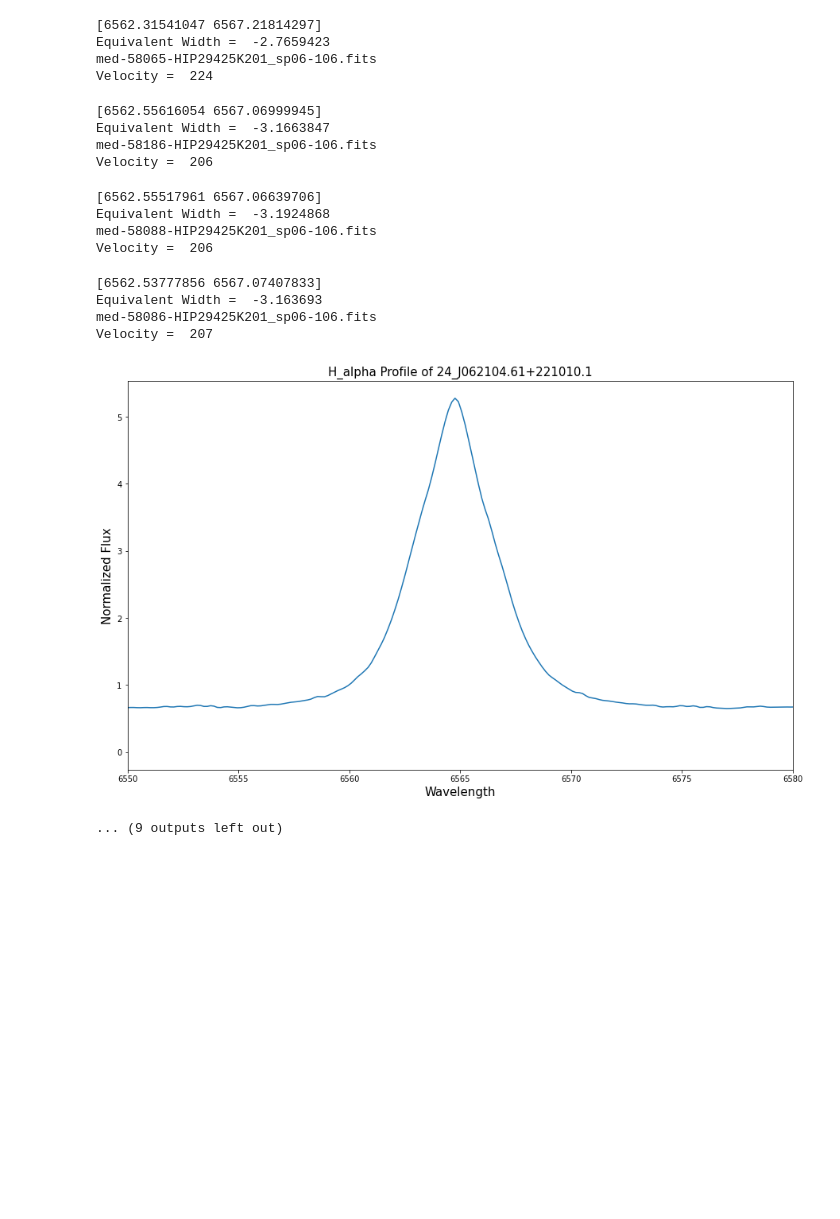
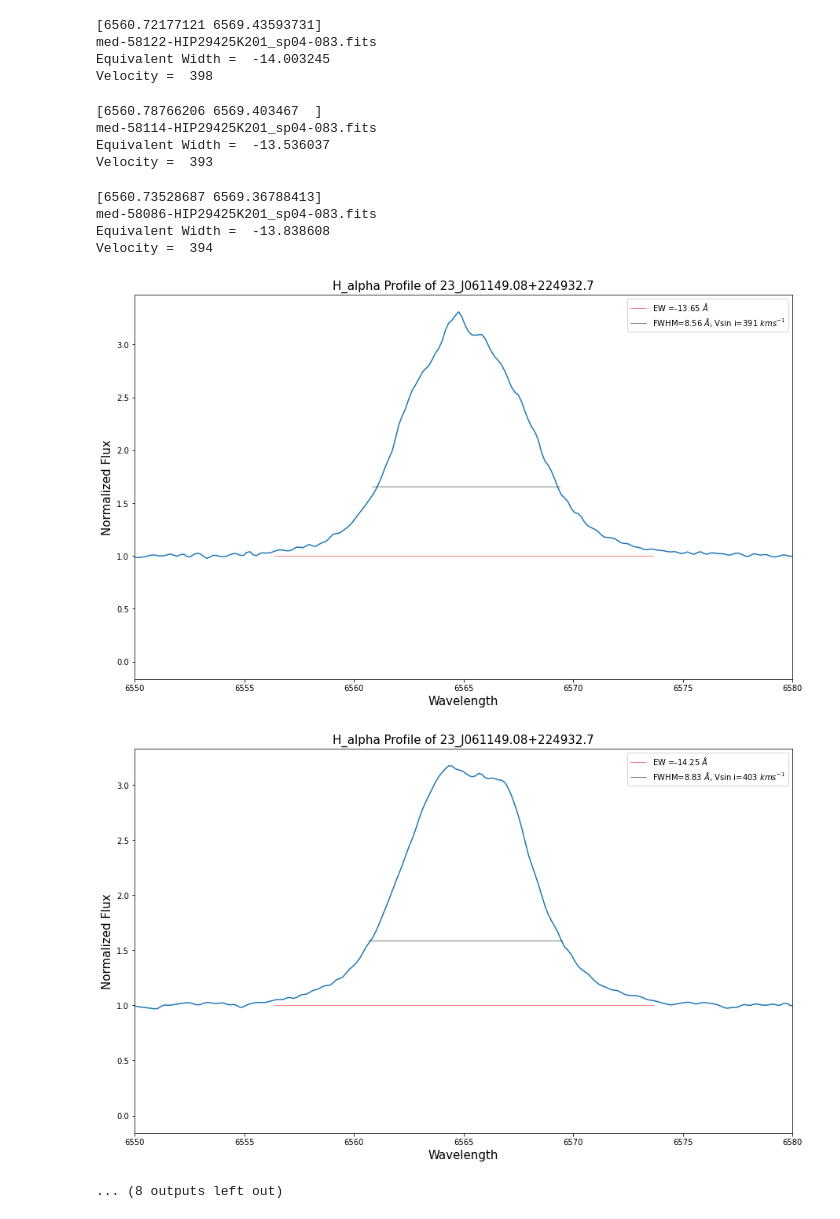
Before and after one commit to luciferAT02/SRFP-2021, a Jupyter notebook: MRS_Final_Analysis.ipynb, the cells around one changed output. Drawn from its saved outputs; the diff is of its cells as text; code cells hidden in the pictures; blank space fills up the shorter version.

```diff
--- a/MRS_Final_Analysis.ipynb
+++ b/MRS_Final_Analysis.ipynb
@@ -10,10 +10,9 @@ from scipy.signal import argrelextrema, peak_widths, find_peaks
 from scipy.interpolate import UnivariateSpline
 from laspec import normalization
 import matplotlib.backends.backend_pdf as pdf
-import csv
 
-obj = '24_J062104.61+221010.1'
-pdff = pdf.PdfPages("MRS_Spectra_"+obj+".pdf")
+obj = '23_J061149.08+224932.7'
+pdff = pdf.PdfPages("Final_MRS_Spectra_"+obj+".pdf")
 path2 = '/home/luciferat02/Documents/SRFP_2021/MRS_LAMOST/Objects/'+obj
 os.listdir(path2)
 print(obj)
@@ -24,40 +23,44 @@ for spec_fp in os.listdir(path2):
     rwv = 10**(rband['LOGLAM'])
     range1 = len(rwv)
     num = 0
+    l = 6560
+    h = 6570
+    r = normalization.normalize_spectrum_general(rwv,rflux, p=1e-6, q=0.1, niter = 100)
+    r = np.array([r])
     for i in rwv:
-        if i>=6560 and i<=6570:
+        if i>=l and i<=h:
             num += 1
-
     fl = np.zeros(num)
     wl = np.zeros(num)
     j = 0
     for i in range(range1):
-        if rwv[i]>=6560 and rwv[i]<=6570:
+        if rwv[i]>=l and rwv[i]<=h:
             wl[j] = rwv[i]
-            fl[j] = rflux[i]
+            fl[j] = r[0][0][i]
             j += 1
-
-    r = normalization.normalize_spectrum_general(rwv,rflux, p=1e-6, q=0.1, niter = 100)
-    r = np.array([r])
-    x = np.linspace(6560, 6570, num)
+    mean = sum(wl)/len(wl)
+    var = sum((wl-mean)**2)/len(wl)
+    sigma = np.sqrt(var)
+    left = mean - 3*sigma
+    right = mean + 3*sigma
+    x = np.linspace(l, h, num)
     spline = UnivariateSpline(x, fl-np.max(fl)/2)
+    print(spline.roots())
     i = np.argmax(fl)
     wav = wl[i]
     line_dict_info = {
                 'line_center': wl[i],
-                'line_range': (wl[i]-2,wl[i]+2),
-                'line_shoulder_left': (wl[i]-3,wl[i]-2),
-                'line_shoulder_right': (wl[i]+2,wl[i]+3)}
+                'line_range': (left,right),
+                'line_shoulder_left': (left-0.2,left),
+                'line_shoulder_right': (right,right+0.2)}
     EW = line_index.measure_line_index(rwv,r[0][0],flux_err=None, mask=None,
                                    z=None, line_info = line_dict_info, num_refit=(100, None),
                                    filepath=None, return_type='dict', verbose=False)
-    #print(EW['EW_int'])
-    print(spline.roots())
     E_W = EW['EW_int']
 
     if len(spline.roots())==2:
+        print(spec_fp)
         print("Equivalent Width = ",EW['EW_int'])
-        print(spec_fp)
         fig, ax1 = plt.subplots(1,1, figsize = [15,9])
         ax1.set_xlabel('Wavelength',fontsize = 15)
         ax1.set_ylabel('Normalized Flux', fontsize = 15)
@@ -66,10 +69,14 @@ for spec_fp in os.listdir(path2):
         r1, r2 = spline.roots()
         del_lambda = r2-r1
         lambda_halpha = wl[i]
-        velocity = int(round(((del_lambda/6563)*c)/1000))
+        #denominator = 2*lambda_halpha*np.sqrt(np.log(2))
+        #velocity = int(round((c*(del_lambda/denominator))/1000))
+        velocity = int(round(((del_lambda/wav)*c)/1000))
         print("Velocity = ",velocity)
-       # ax1.text(6563.1,1,"Rotational velocity = (%s) km/s"%velocity)
         ax1.plot(rwv,r[0][0])
+        ax1.plot([left,right],[1,1],linewidth=0.5, c='r',label='EW =%.2f $\AA$'%E_W)
+        ax1.plot([r1,r2],[np.max(fl)/2,np.max(fl)/2],linewidth=0.5, c='k',label='FWHM=%.2f $\AA$, Vsin i=%d $kms^{-1}$'%(del_lambda,velocity))
+        ax1.legend(loc='best')
         pdff.savefig(fig)
 pdff.close()
 # %% [output]
@@ -101,19 +112,16 @@ Velocity =  206
-[6562.31541047 6567.21814297]
-Equivalent Width =  -2.7659423
-med-58065-HIP29425K201_sp06-106.fits
-Velocity =  224
+[6560.72177121 6569.43593731]
+med-58122-HIP29425K201_sp04-083.fits
+Equivalent Width =  -14.003245
+Velocity =  398
-[6562.55616054 6567.06999945]
-Equivalent Width =  -3.1663847
-med-58186-HIP29425K201_sp06-106.fits
-Velocity =  206
+[6560.78766206 6569.403467  ]
+med-58114-HIP29425K201_sp04-083.fits
+Equivalent Width =  -13.536037
+Velocity =  393
-[6562.55517961 6567.06639706]
-Equivalent Width =  -3.1924868
-med-58088-HIP29425K201_sp06-106.fits
-Velocity =  206
+[6560.73528687 6569.36788413]
+med-58086-HIP29425K201_sp04-083.fits
+Equivalent Width =  -13.838608
+Velocity =  394
+[figure, new version]
+[figure, added]
-[6562.53777856 6567.07407833]
-Equivalent Width =  -3.163693
-med-58086-HIP29425K201_sp06-106.fits
-Velocity =  207
+... (8 outputs left out)
-[figure, old version]
-... (9 outputs left out)
 # %%
```
Also changed, not shown: parts of 4 cells of this notebook.
